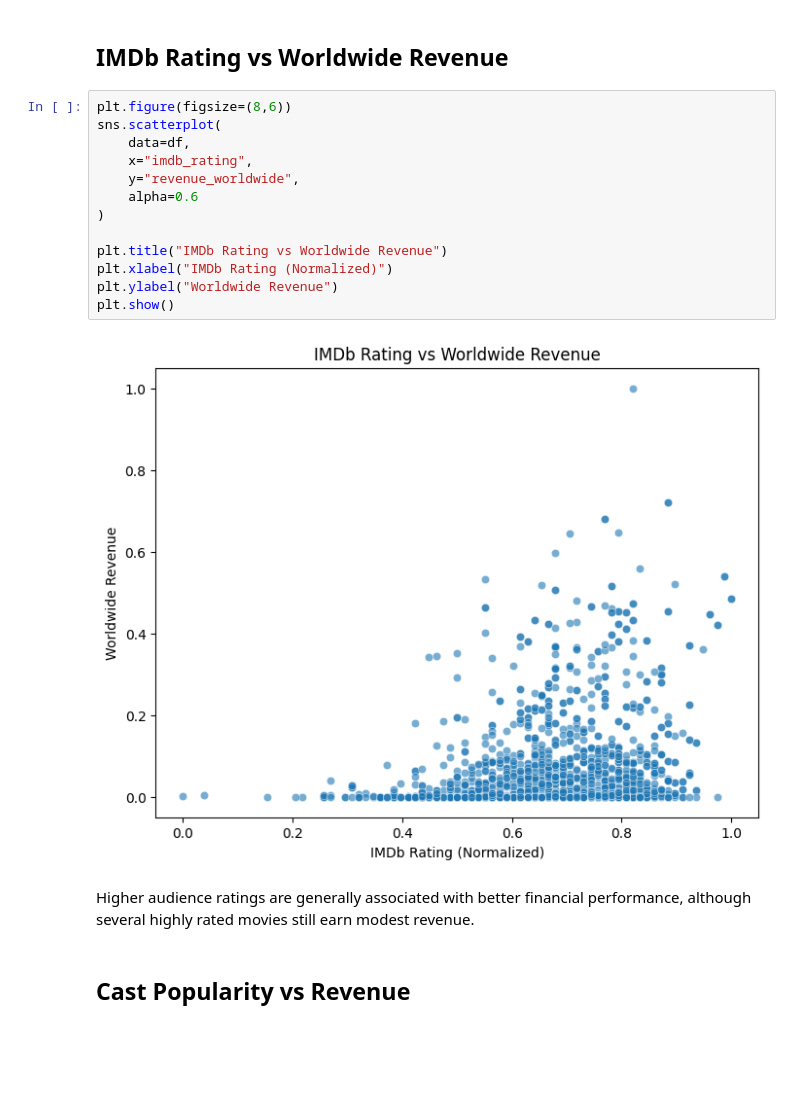
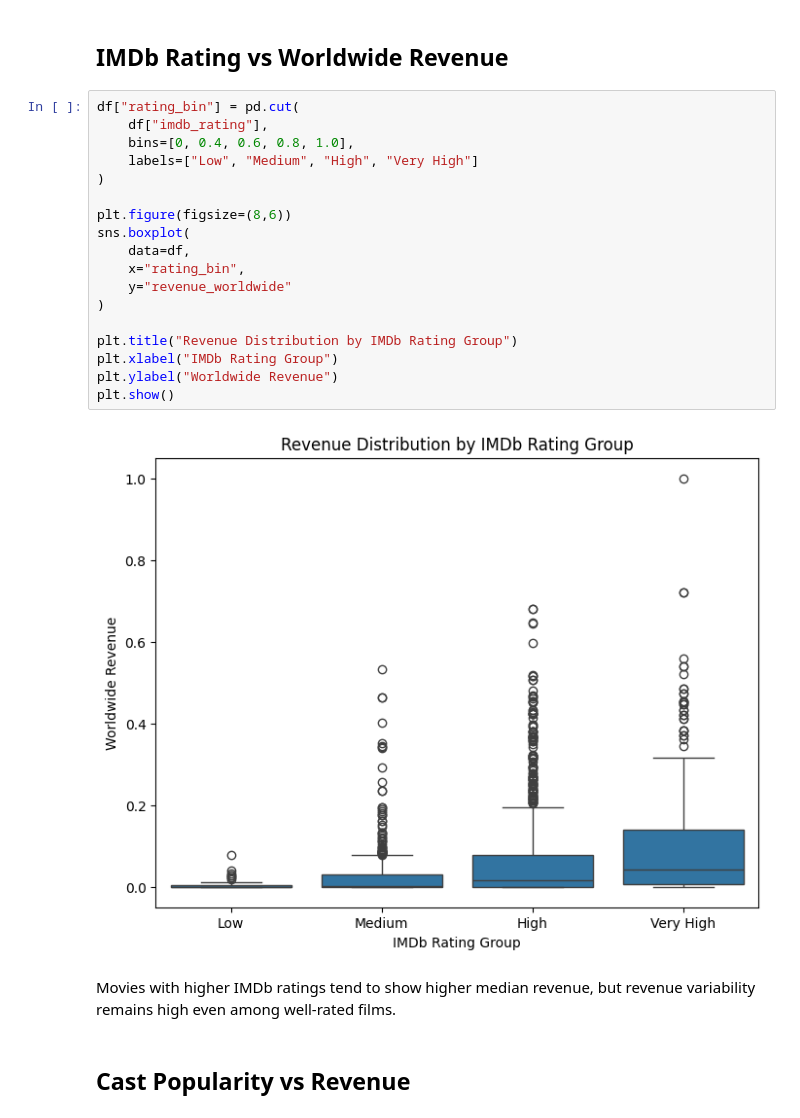
Before and after one commit to Darth-218/entertainment-analysis, a Jupyter notebook: notebooks/03-visualization.ipynb, the cells around one changed output. Drawn from its saved outputs; the diff is of its cells as text; blank space fills up the shorter version.

```diff
--- a/notebooks/03-visualization.ipynb
+++ b/notebooks/03-visualization.ipynb
@@ -34,22 +34,27 @@ Movies with higher budgets tend to generate higher revenue, but the wide spread
 # %% [markdown]
 ## IMDb Rating vs Worldwide Revenue
 # %%
-plt.figure(figsize=(8,6))
-sns.scatterplot(
-    data=df,
-    x="imdb_rating",
-    y="revenue_worldwide",
-    alpha=0.6
+df["rating_bin"] = pd.cut(
+    df["imdb_rating"],
+    bins=[0, 0.4, 0.6, 0.8, 1.0],
+    labels=["Low", "Medium", "High", "Very High"]
 )
 
-plt.title("IMDb Rating vs Worldwide Revenue")
-plt.xlabel("IMDb Rating (Normalized)")
+plt.figure(figsize=(8,6))
+sns.boxplot(
+    data=df,
+    x="rating_bin",
+    y="revenue_worldwide"
+)
+
+plt.title("Revenue Distribution by IMDb Rating Group")
+plt.xlabel("IMDb Rating Group")
 plt.ylabel("Worldwide Revenue")
 plt.show()
 # %% [output]
-[figure, old version]
+[figure, new version]
 # %% [markdown]
-Higher audience ratings are generally associated with better financial performance, although several highly rated movies still earn modest revenue.
+Movies with higher IMDb ratings tend to show higher median revenue, but revenue variability remains high even among well-rated films.
 # %% [markdown]
 ## Cast Popularity vs Revenue
 # %%
```
Also changed, not shown: parts of 5 cells of this notebook.
